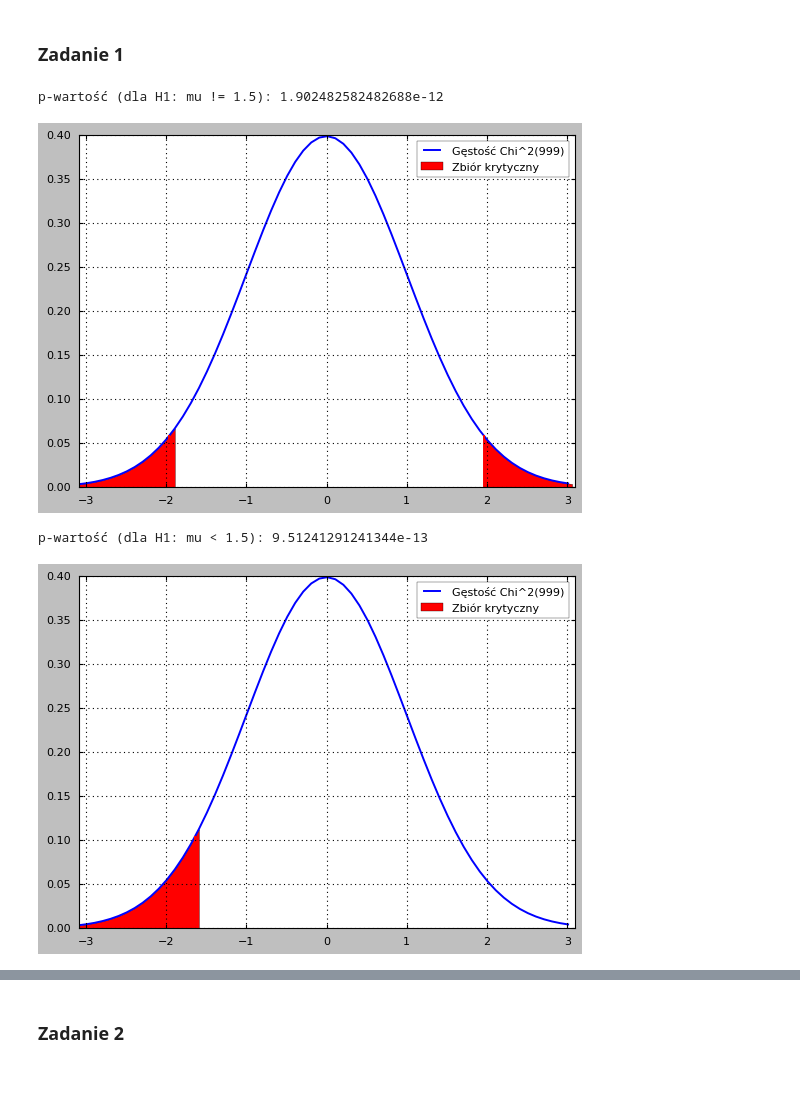
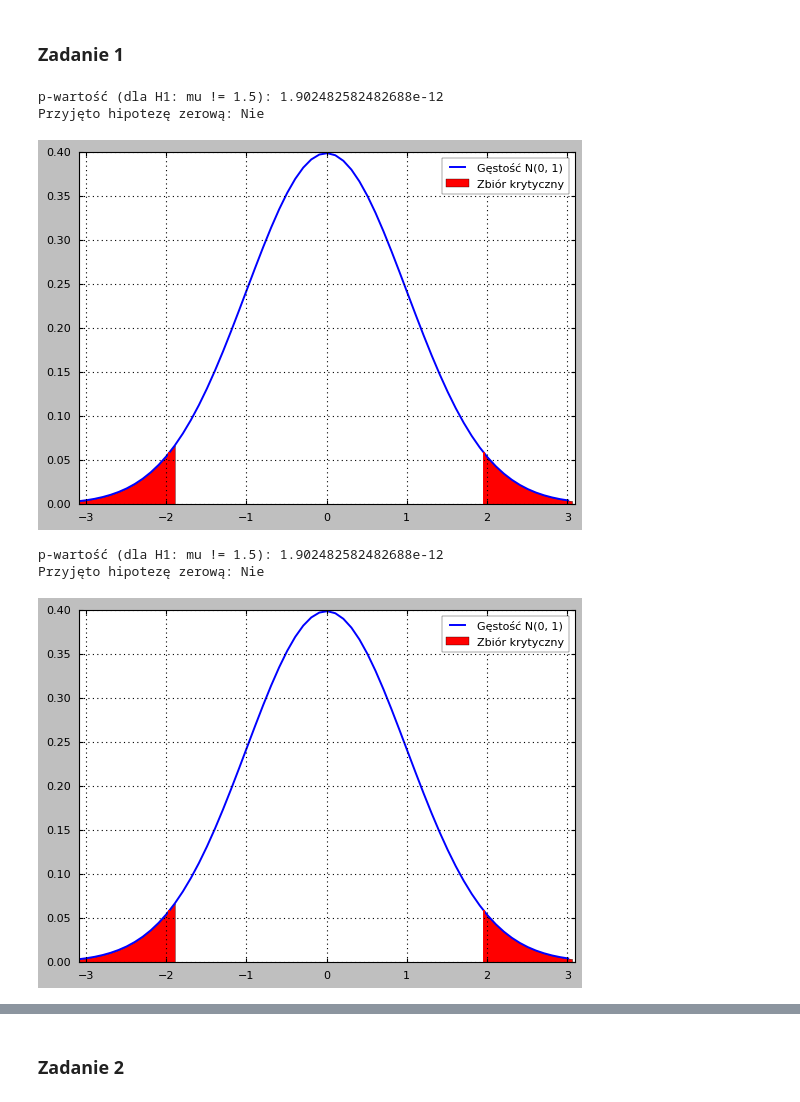
Before and after one commit to emltoja/raport2_statystyka, a Jupyter notebook: raport.ipynb, the cells around one changed output, grey strips where cells are left out. Saved outputs shown, nothing was run; the diff lists cells and outputs as text; code cells hidden in the pictures.

```diff
--- a/raport.ipynb
+++ b/raport.ipynb
@@ -23,11 +25,12 @@ def load_data(path: str):
     Funkcja tworząca wykres zbiorów krytycznych danego testu
 """
 def plot_test(
-        z,                  # statystyka testowa
+        test_stat,          # statystyka testowa
         lower_bound=None,   # dolna wartość krytyczna
         upper_bound=None,   # górna wartość krytyczna
-        dist=st.norm       # rozkład z jakiego pochodzi statystyka
+        dist=st.norm        # rozkład z jakiego pochodzi statystyka
 ):
+
 
     lo, hi = dist.ppf(0.001), dist.ppf(0.999)  # Zakres osi X
     xs = np.arange(lo, hi, 0.1)
@@ -62,10 +65,10 @@ def plot_test(
             label=None if lower_bound else "Zbiór krytyczny"
         )
 
-    if lo <= z <= hi:
+    if lo <= test_stat <= hi:
         plt.plot(
-            [z, z],
-            [0, dist.pdf(z)],
+            [test_stat, test_stat],
+            [0, dist.pdf(test_stat)],
             c="orange",
             label="Statystyka testowa"
         )
@@ -80,2 +138,24 @@ def plot_test(
+# %%
+"""
+Wykres testu dla średniej.
+"""
+def plot_mean_test(
+        mean,                    # wartość oczekiwana rozkładu przy założeniu hipotezy zerowej
+        std,                     # odchylenie standardowe rozkładu (znane)
+        alfa,                    # poziom istotności testu
+        sample,                  # testowana próbka
+        alternative="not_equal"  # hipoteza alterantywna
+):
+
+    pvalue, result, (lower_bound, upper_bound), z = test_for_mean(mean, std, alfa, sample, alternative)
+
+    alt_hypo = "mu != 1.5" if alternative == "not_equal" else (
+               "mu < 1.5" if alternative == "less" else "mu > 1.5"
+    )
+
+    print(f"p-wartość (dla H1: {alt_hypo}): {pvalue}")
+    print(f"Przyjęto hipotezę zerową: {'Tak' if result else 'Nie'}")
+
+    plt.show(plot_test(z, lower_bound, upper_bound, st.norm))
 # %%
 data1 = load_data("http://prac.im.pwr.edu.pl/~wyloman/ss_2022_2023/lista8_zad1.txt")
@@ -130,11 +162,13 @@ def test_for_mean(
 # %%
-plt.show(test_for_mean(1.5, 0.2, 0.05, data1, alternative="not_equal"))
+plot_mean_test(1.5, 0.2, 0.05, data1, "not_equal")
 # %% [output]
 p-wartość (dla H1: mu != 1.5): 1.902482582482688e-12
+Przyjęto hipotezę zerową: Nie
-[figure, old version]
+[figure, new version]
 # %%
-plt.show(test_for_mean(1.5, 0.2, 0.05, data1, alternative="less"))
+plot_mean_test(1.5, 0.2, 0.05, data1, "not_equal")
 # %% [output]
-p-wartość (dla H1: mu < 1.5): 9.51241291241344e-13
+p-wartość (dla H1: mu != 1.5): 1.902482582482688e-12
+Przyjęto hipotezę zerową: Nie
-[figure, old version]
+[figure, new version]
 # %%
```
Also changed, not shown: parts of 21 cells of this notebook.
